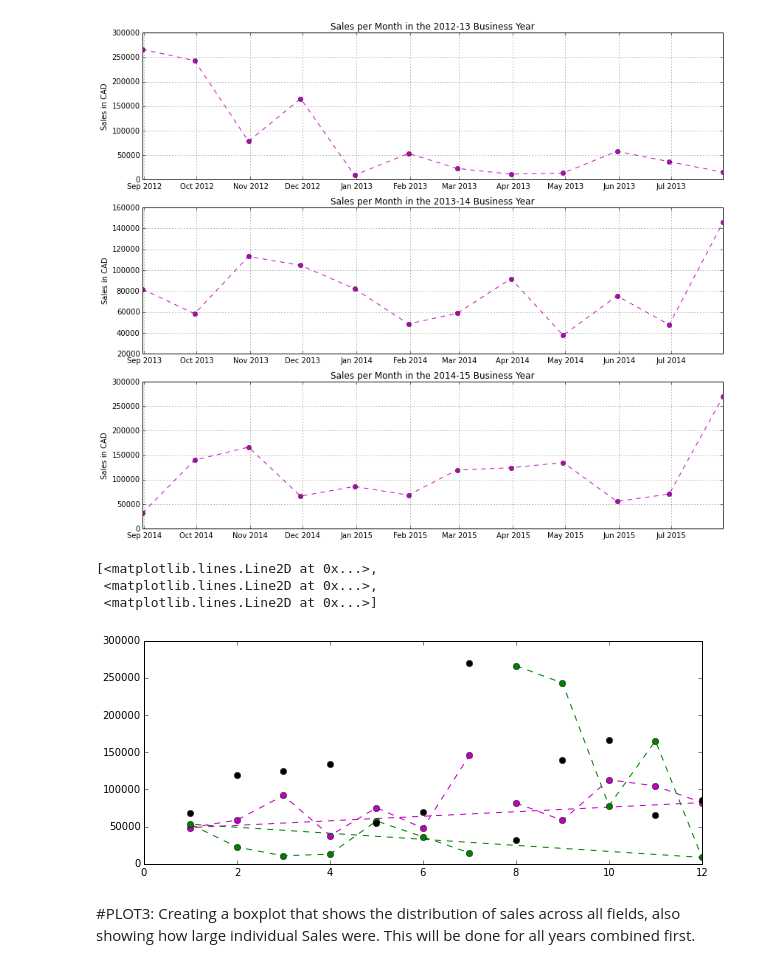
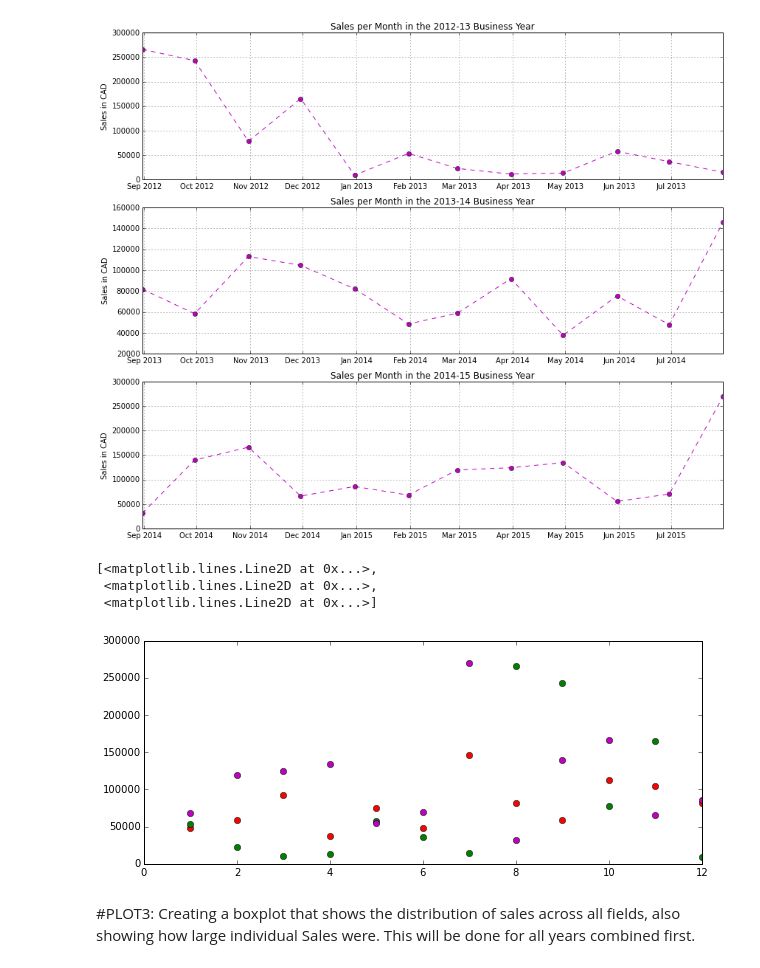
Before and after one commit to chamanbharti/Final_Project_on_Marketing, a Jupyter notebook: Final Project on Marketing/src/Project on Marketing.ipynb, the cells around one changed output. Saved outputs shown, nothing was run; the diff lists cells and outputs as text; code cells hidden in the pictures.

Commit message:
Made some changes to plot 2 to try and get the plot with all 3 line

```diff
--- a/Final Project on Marketing/src/Project on Marketing.ipynb
+++ b/Final Project on Marketing/src/Project on Marketing.ipynb
@@ -238,3 +246,0 @@ Year3_df['Month'] = Year3_df['Date_of_Order'].dt.month
-# %%
-#Setting the index to month
-Year3_df.set_index('Month').reset_index().head()
@@ -254,3 +307,0 @@ Year1_df['Month'] = Year1_df['Date_of_Order'].dt.month
-# %%
-#Setting the index to month
-Year1_df.set_index('Month').reset_index().head()
@@ -270,3 +333,0 @@ Year2_df['Month'] = Year2_df['Date_of_Order'].dt.month
-# %%
-#Setting the index to month
-Year1_df.set_index('Month').reset_index().head()
@@ -320,14 +387,14 @@ plt.show()
 # %% [output]
 [figure]
 # %%
-#Plotting all 3 subplots in the same plot
+#Plotting all 3 subplots in the same plot as a scatter plot
 plt.figure(figsize=(10,4))
-plt.plot(Year2_df.Month, Year2_df.Sales_in_CAD, 'mo--', Year2_df.Month, Year1_df.Sales_in_CAD, 'go--', Year1_df.Month, Year3_df.Sales_in_CAD, 'ko')
+plt.plot(Year2_df.Month, Year2_df.Sales_in_CAD, 'ro', Year2_df.Month, Year1_df.Sales_in_CAD, 'go', Year1_df.Month, Year3_df.Sales_in_CAD, 'mo')
 # %% [output]
 [<matplotlib.lines.Line2D at 0x...>,
  <matplotlib.lines.Line2D at 0x...>,
  <matplotlib.lines.Line2D at 0x...>]
-[figure, old version]
+[figure, new version]
 # %% [markdown]
 #PLOT3: Creating a boxplot that shows the distribution of sales across all fields, also showing how large individual Sales were. This will be done for all years combined first.
 # %%
```
Also changed, not shown: parts of 18 cells of this notebook.
